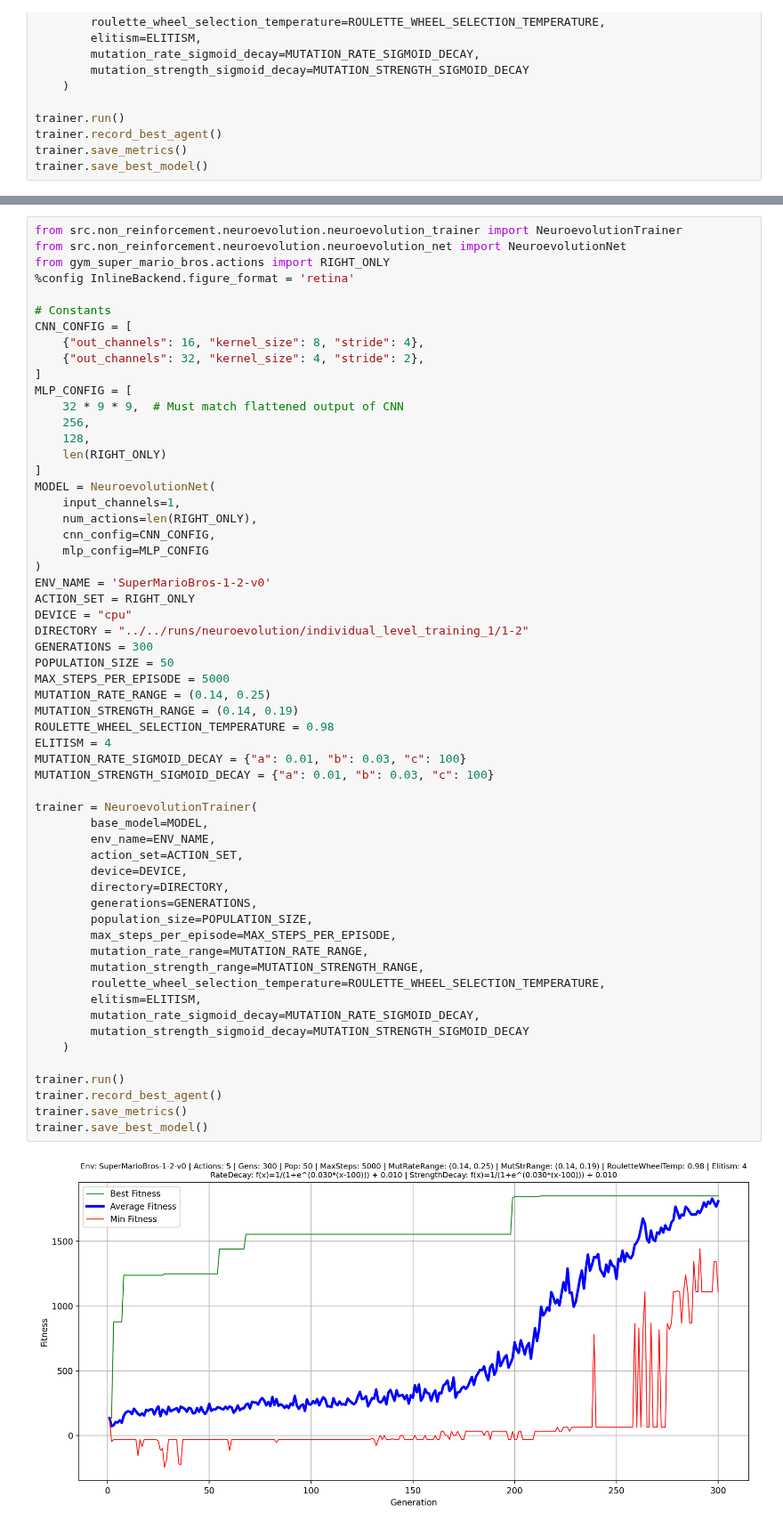
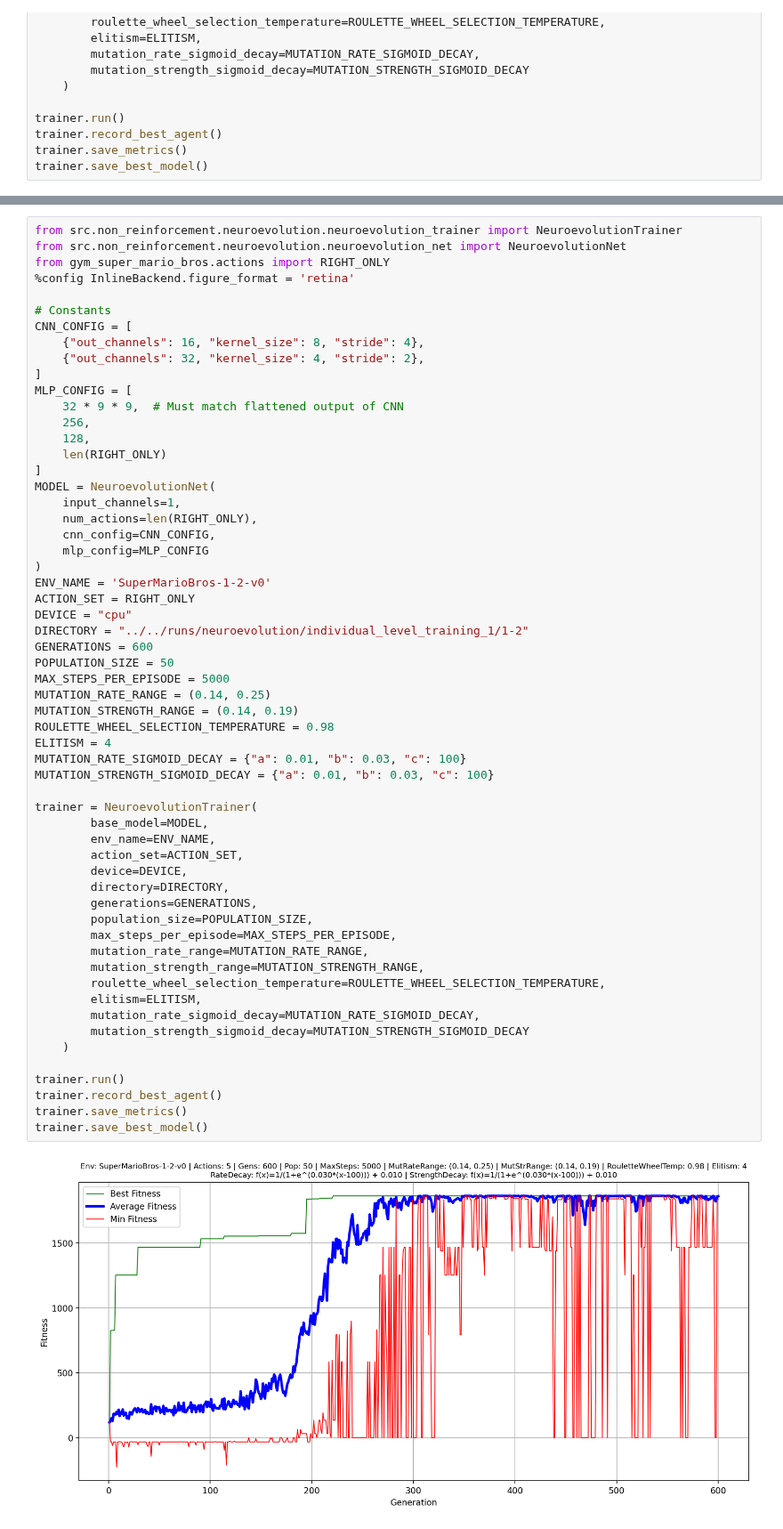
Before and after one commit to BjarneThomzik/SuperMarioReinforcementLearningProject, a Jupyter notebook: notebooks/neuroevolution/neuroevolution.ipynb, the cells around one changed output, grey strips where cells are left out. Shown at 89% size. Saved outputs shown, nothing was run; the diff lists cells and outputs as text.

```diff
--- a/notebooks/neuroevolution/neuroevolution.ipynb
+++ b/notebooks/neuroevolution/neuroevolution.ipynb
@@ -314,38 +314,38 @@ ENV_NAME = 'SuperMarioBros-1-2-v0'
 ACTION_SET = RIGHT_ONLY
 DEVICE = "cpu"
 DIRECTORY = "../../runs/neuroevolution/individual_level_training_1/1-2"
-GENERATIONS = 300
+GENERATIONS = 600
 POPULATION_SIZE = 50
 MAX_STEPS_PER_EPISODE = 5000
 MUTATION_RATE_RANGE = (0.14, 0.25)
 MUTATION_STRENGTH_RANGE = (0.14, 0.19)
 ROULETTE_WHEEL_SELECTION_TEMPERATURE = 0.98
 ELITISM = 4
 MUTATION_RATE_SIGMOID_DECAY = {"a": 0.01, "b": 0.03, "c": 100}
 MUTATION_STRENGTH_SIGMOID_DECAY = {"a": 0.01, "b": 0.03, "c": 100}
 
 trainer = NeuroevolutionTrainer(
         base_model=MODEL,
         env_name=ENV_NAME,
         action_set=ACTION_SET,
         device=DEVICE,
         directory=DIRECTORY,
         generations=GENERATIONS,
         population_size=POPULATION_SIZE,
         max_steps_per_episode=MAX_STEPS_PER_EPISODE,
         mutation_rate_range=MUTATION_RATE_RANGE,
         mutation_strength_range=MUTATION_STRENGTH_RANGE,
         roulette_wheel_selection_temperature=ROULETTE_WHEEL_SELECTION_TEMPERATURE,
         elitism=ELITISM,
         mutation_rate_sigmoid_decay=MUTATION_RATE_SIGMOID_DECAY,
         mutation_strength_sigmoid_decay=MUTATION_STRENGTH_SIGMOID_DECAY
     )
 
 trainer.run()
 trainer.record_best_agent()
 trainer.save_metrics()
 trainer.save_best_model()
 # %% [output]
-[figure, old version]
+[figure, new version]
 Running best agent for recording...
 
```
Also changed, not shown: parts of 2 cells of this notebook, 3 other files.
